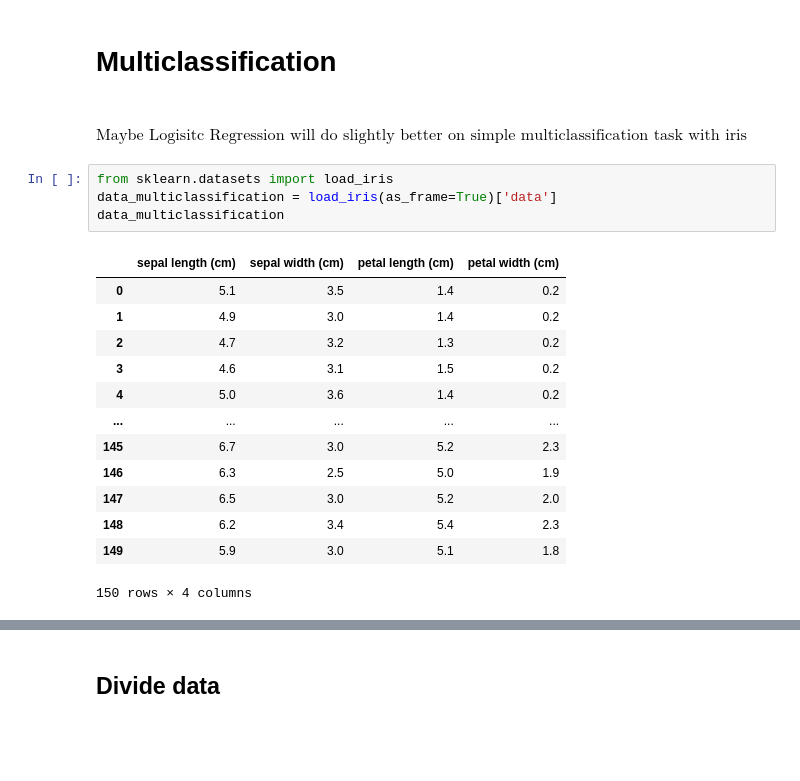
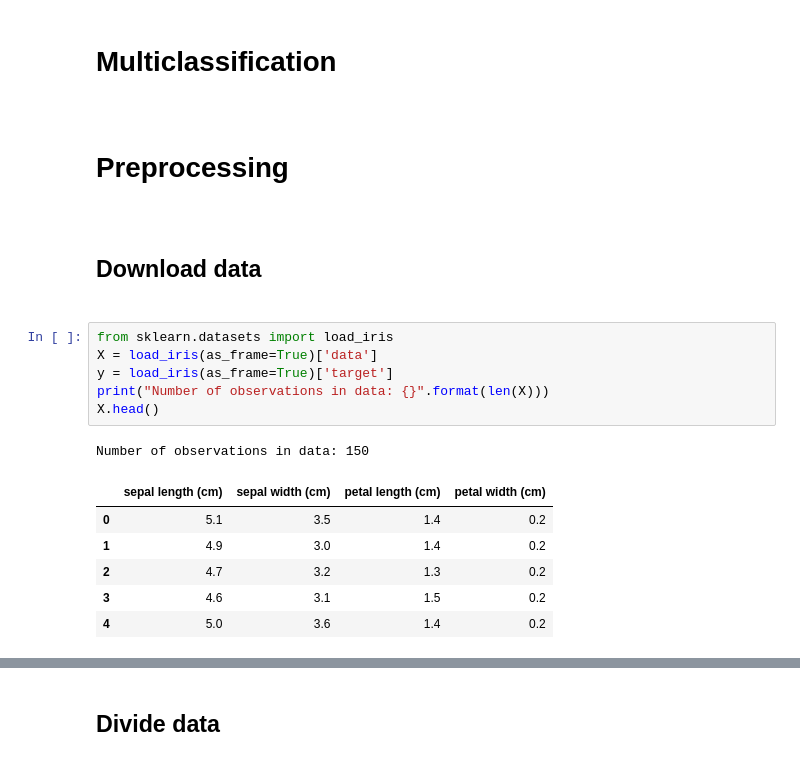
Before and after one commit to kvbiii/ML_Algorithms_from_scratch, a Jupyter notebook: Logistic_Regression/Logistic_Regression_example.ipynb, the cells around one changed output, grey strips where cells are left out. Drawn from its saved outputs; the diff is of its cells as text; blank space fills up the shorter version.

Commit message:
Logistic Regression example with LaTeX

```diff
--- a/Logistic_Regression/Logistic_Regression_example.ipynb
+++ b/Logistic_Regression/Logistic_Regression_example.ipynb
@@ -268,22 +415,20 @@ $\text{As we can see our ROC Curve looks really poor...}$
 # %% [markdown]
 <h1> Multiclassification <h1>
-# %% [markdown]
-$\text{Maybe Logisitc Regression will do slightly better on simple multiclassification task with iris data.}$
+# %% [markdown]
+<h1>Preprocessing<h1>
+# %% [markdown]
+<h2>Download data<h2>
 # %%
 from sklearn.datasets import load_iris
-data_multiclassification = load_iris(as_frame=True)['data']
-data_multiclassification
+X = load_iris(as_frame=True)['data']
+y = load_iris(as_frame=True)['target']
+print("Number of observations in data: {}".format(len(X)))
+X.head()
 # %% [output]
+Number of observations in data: 150
 |  | sepal length (cm) | sepal width (cm) | petal length (cm) | petal width (cm) |
 | 0 | 5.1 | 3.5 | 1.4 | 0.2 |
 | 1 | 4.9 | 3.0 | 1.4 | 0.2 |
 | 2 | 4.7 | 3.2 | 1.3 | 0.2 |
 | 3 | 4.6 | 3.1 | 1.5 | 0.2 |
 | 4 | 5.0 | 3.6 | 1.4 | 0.2 |
-| ... | ... | ... | ... | ... |
-| 145 | 6.7 | 3.0 | 5.2 | 2.3 |
-| 146 | 6.3 | 2.5 | 5.0 | 1.9 |
-| 147 | 6.5 | 3.0 | 5.2 | 2.0 |
-| 148 | 6.2 | 3.4 | 5.4 | 2.3 |
-| 149 | 5.9 | 3.0 | 5.1 | 1.8 |
-150 rows × 4 columns
```
Also changed, not shown: parts of 74 cells of this notebook.
